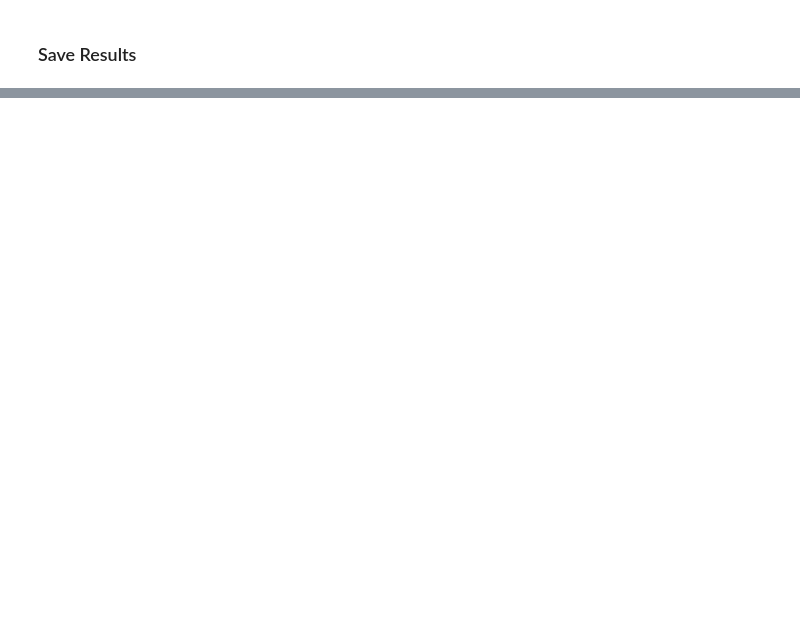
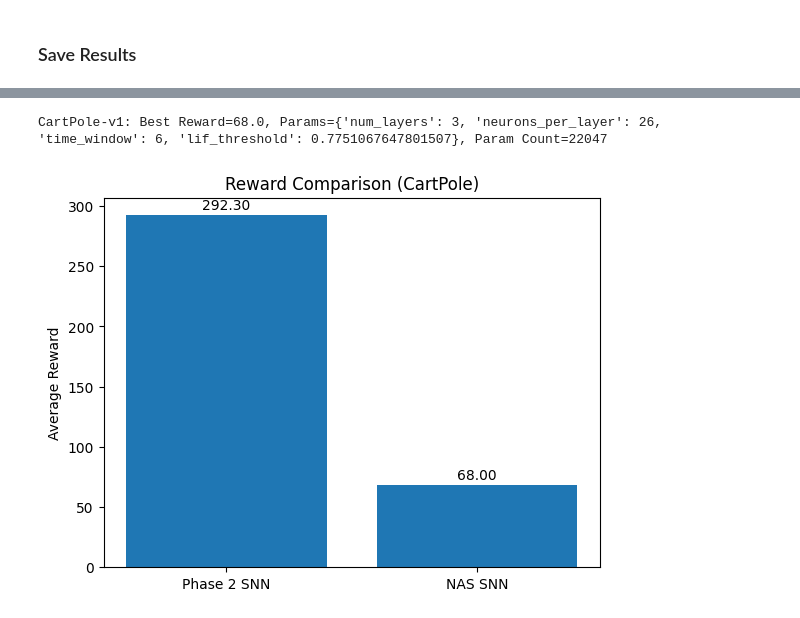
Before and after one commit to KarthikeyatheDev/Snn-Project, a Jupyter notebook: run.ipynb, the cells around one changed output, grey strips where cells are left out. Drawn from its saved outputs; the diff is of its cells as text; code cells hidden in the pictures; blank space fills up the shorter version.

```diff
--- a/run.ipynb
+++ b/run.ipynb
@@ -287,0 +287,33 @@ plt.show()
+# %%
+# run.ipynb
+best_params = studies[env].best_trial.params
+best_reward = studies[env].best_trial.value
+best_param_count = studies[env].best_trial.user_attrs.get("param_count")
+print(
+    f"{env}: Best Reward={best_reward}, Params={best_params}, Param Count={best_param_count}"
+)
+# %% [output]
+CartPole-v1: Best Reward=68.0, Params={'num_layers': 3, 'neurons_per_layer': 26, 'time_window': 6, 'lif_threshold': 0.7751067647801507}, Param Count=22047
+# %%
+import matplotlib.pyplot as plt
+
+with open("results/phase2_results.json", "r") as f:
+    data = json.load(f)
+phase2_reward = data["CartPole-v1"]["SNN_reward_mean"]
+# Data
+labels = ["Phase 2 SNN", "NAS SNN"]
+rewards = [phase2_reward, best_reward]
+
+# Plot
+plt.figure()
+plt.bar(labels, rewards)
+
+plt.title("Reward Comparison (CartPole)")
+plt.ylabel("Average Reward")
+
+for i, v in enumerate(rewards):
+    plt.text(i, v + 5, f"{v:.2f}", ha="center")
+
+plt.show()
+# %% [output]
+[figure, added]
```
Also changed, not shown: parts of 18 cells of this notebook, 14 other files.
